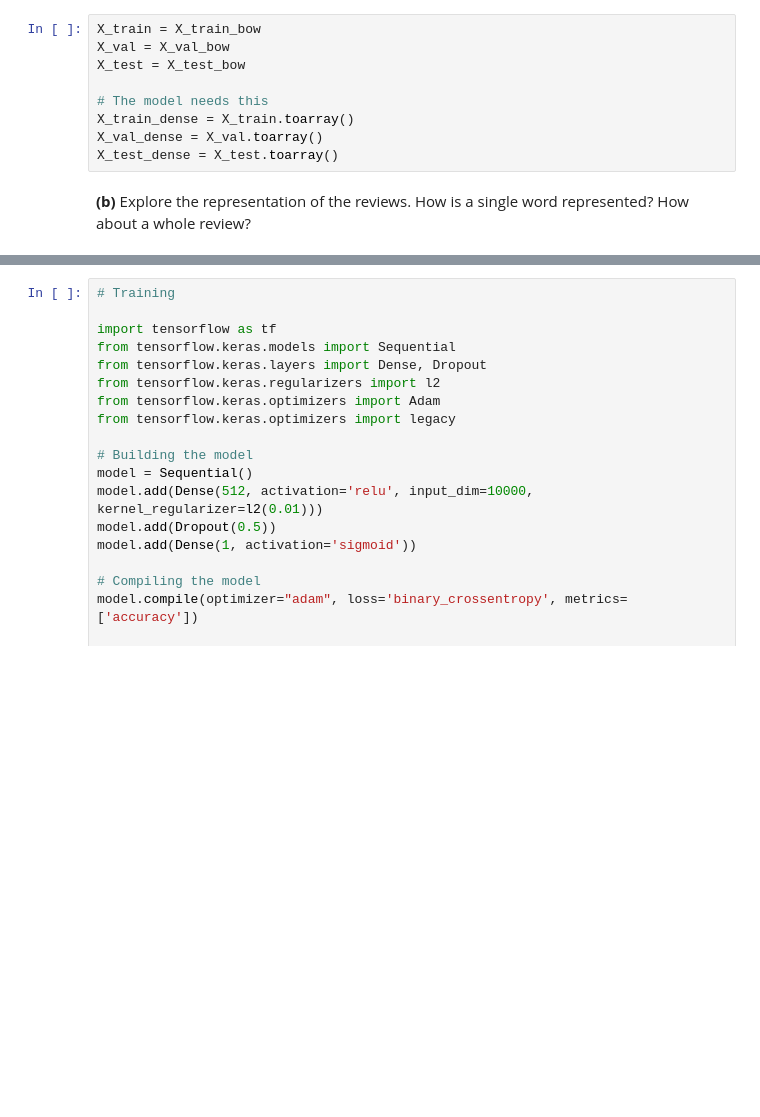
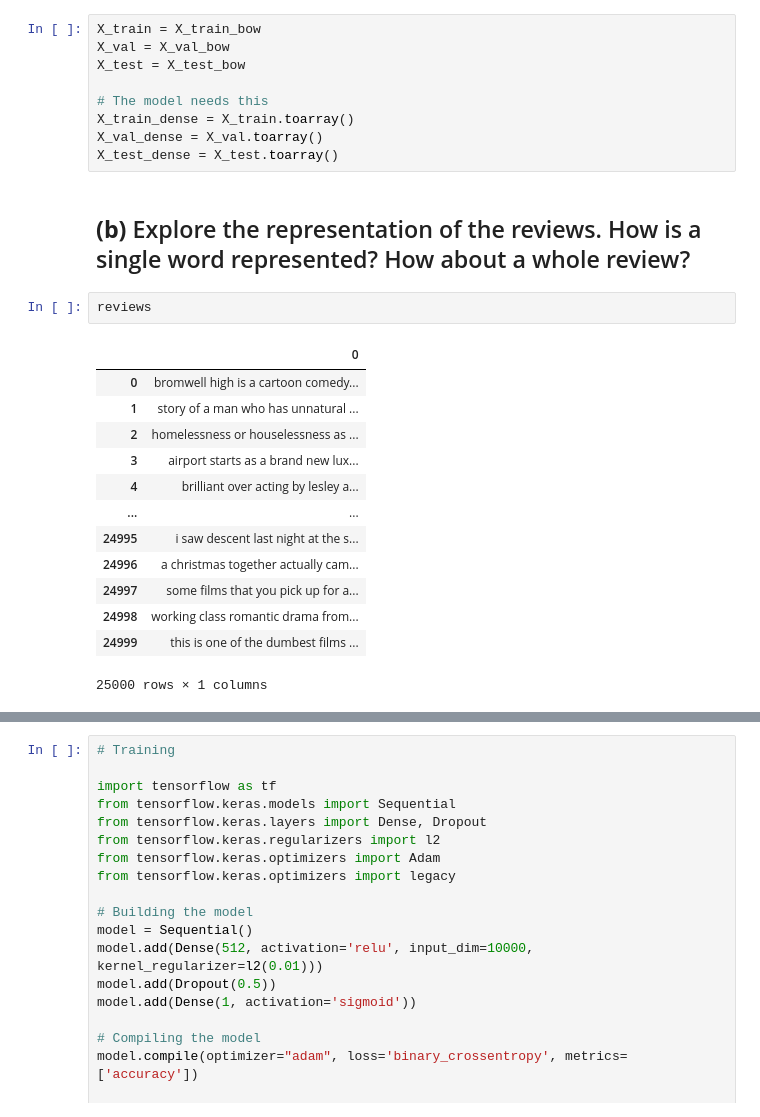
Before and after one commit to adamhalama/mal1y, a Jupyter notebook: assignment-5/src/assignment-5-answer.ipynb, the cells around one changed output, grey strips where cells are left out. Cells and saved outputs as stored; diff of their text form; blank space fills up the shorter version.

```diff
--- a/assignment-5/src/assignment-5-answer.ipynb
+++ b/assignment-5/src/assignment-5-answer.ipynb
@@ -266,4 +270,20 @@ X_train_dense = X_train.toarray()
 X_val_dense = X_val.toarray()
 X_test_dense = X_test.toarray()
 # %% [markdown]
-**(b)** Explore the representation of the reviews. How is a single word represented? How about a whole review?
+## **(b)** Explore the representation of the reviews. How is a single word represented? How about a whole review?
+# %%
+reviews
+# %% [output]
+|  | 0 |
+| 0 | bromwell high is a cartoon comedy... |
+| 1 | story of a man who has unnatural ... |
+| 2 | homelessness or houselessness as ... |
+| 3 | airport starts as a brand new lux... |
+| 4 | brilliant over acting by lesley a... |
+| ... | ... |
+| 24995 | i saw descent last night at the s... |
+| 24996 | a christmas together actually cam... |
+| 24997 | some films that you pick up for a... |
+| 24998 | working class romantic drama from... |
+| 24999 | this is one of the dumbest films ... |
+25000 rows × 1 columns
```
Also changed, not shown: parts of 10 cells of this notebook.
